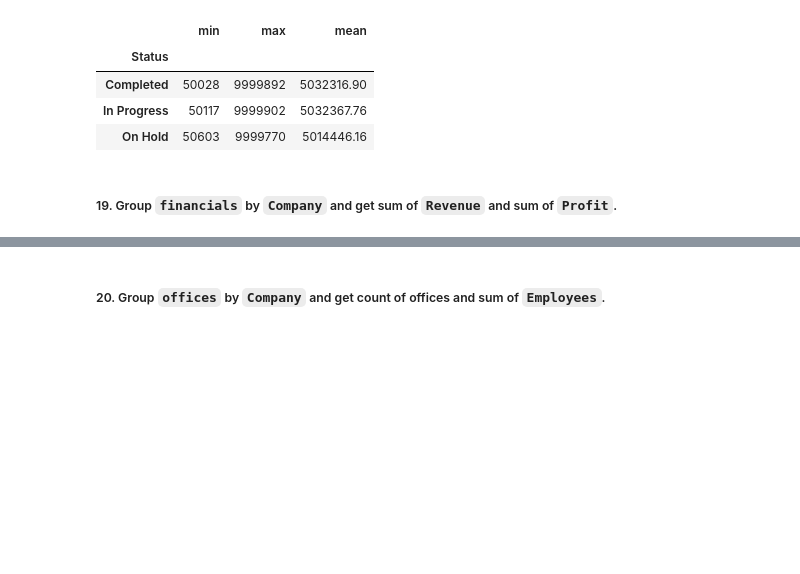
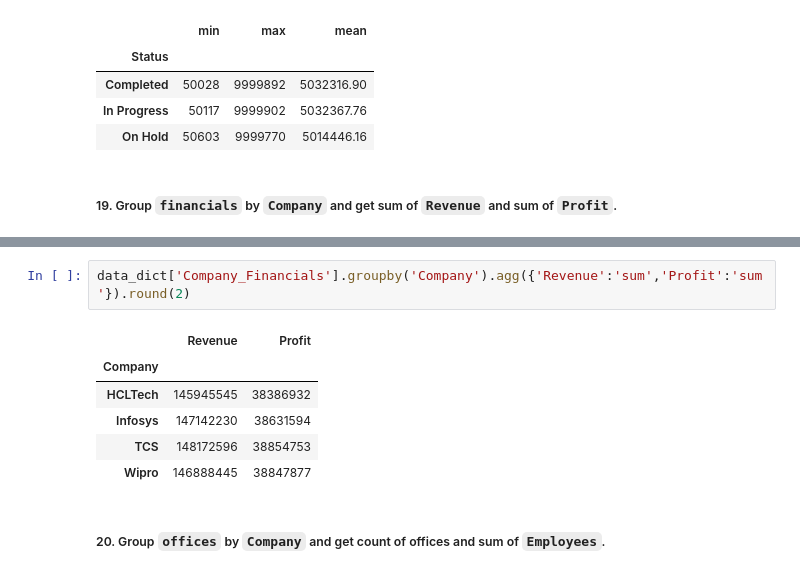
Before and after one commit to shiva3994/Projects, a Jupyter notebook: Python/L_Big4_India.ipynb, the cells around one changed output, grey strips where cells are left out. Cells and saved outputs as stored; diff of their text form; blank space fills up the shorter version.

```diff
--- a/Python/L_Big4_India.ipynb
+++ b/Python/L_Big4_India.ipynb
@@ -795,2 +804,11 @@ data_dict['Company_Financials'].groupby()
+# %%
+data_dict['Company_Financials'].groupby('Company').agg({'Revenue':'sum','Profit':'sum'}).round(2)
+# %% [output]
+|  | Revenue | Profit |
+| Company |  |  |
+| HCLTech | 145945545 | 38386932 |
+| Infosys | 147142230 | 38631594 |
+| TCS | 148172596 | 38854753 |
+| Wipro | 146888445 | 38847877 |
 # %% [markdown]
 ##### 20. Group `offices` by `Company` and get count of offices and sum of `Employees`.
```
Also changed, not shown: parts of 6 cells of this notebook.
